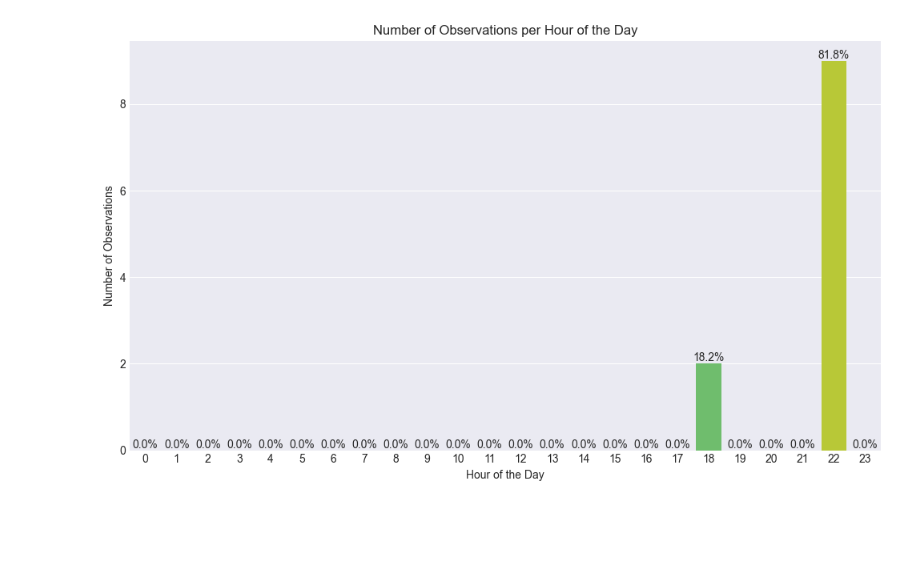
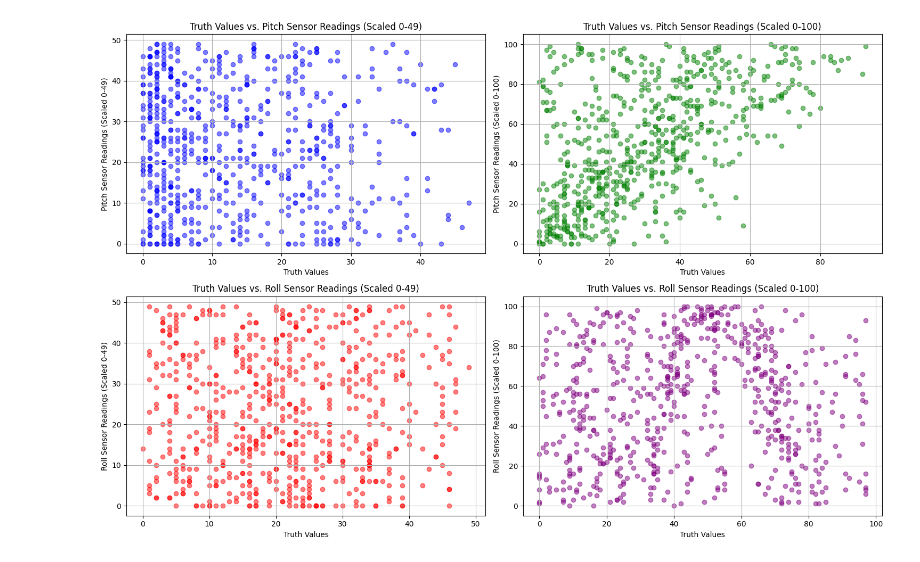
Before and after one commit to johalexander/subjective-self-tracking, a Jupyter notebook: prototype/code/visualisations/visualisations_app.ipynb, the cells around one changed output. Saved outputs shown, nothing was run; the diff lists cells and outputs as text; code cells hidden in the pictures; blank space fills up the shorter version.

```diff
--- a/prototype/code/visualisations/visualisations_app.ipynb
+++ b/prototype/code/visualisations/visualisations_app.ipynb
@@ -7,15 +8,0 @@ import quaternion_calculation
-# %%
-headers = ["timestamp", "duration", "stability", "activity", "activity_confidence", "calibration_status", "w", "x", "y", "z"]
-data = pd.read_csv('example/data.csv', names=headers)
-
-data['timestamp'] = pd.to_datetime(data['timestamp'], unit='s')
-data['weekday'] = data['timestamp'].dt.day_name()
-data['date'] = data['timestamp'].dt.date
-data['hour'] = data['timestamp'].dt.hour
-data['hour_minute'] = data['timestamp'].dt.hour + data['timestamp'].dt.minute / 60
-
-data[['roll', 'pitch', 'yaw']] = data.apply(lambda row: quaternion_calculation.calculate_angles((row['w'], row['x'], row['y'], row['z'])), axis=1, result_type='expand')
-# %%
-filter_calibration_status = True
-if filter_calibration_status:
-    data = data[data['calibration_status'] >= 2]
@@ -174,21 +8,0 @@ plt.show()
-# %%
-all_hours = range(24)
-hourly_counts = data['hour'].value_counts().reindex(all_hours, fill_value=0)
-
-total_observations = hourly_counts.sum()
-hourly_percentage = (hourly_counts / total_observations) * 100
-
-plt.figure(figsize=(10, 6))
-ax = sns.barplot(x=hourly_counts.index, y=hourly_counts.values, palette='viridis')
-
-for i in range(len(hourly_counts)):
-    ax.text(i, hourly_counts[i], f'{hourly_percentage[i]:.1f}%', ha='center', va='bottom')
-
-plt.title('Number of Observations per Hour of the Day')
-plt.xlabel('Hour of the Day')
-plt.ylabel('Number of Observations')
-plt.xticks(range(0, 24))
-plt.tight_layout()
-plt.show()
-# %% [output]
-[figure, removed]
@@ -194,0 +94,39 @@ plt.show()
+# %%
+fig, axes = plt.subplots(2, 2, figsize=(15, 10))
+
+g_pitch_greyscale_df = df[df["experiment_type"] == "gesture_pitch_greyscale"]
+
+axes[0, 0].scatter(g_pitch_greyscale_df["pitch_truth"], g_pitch_greyscale_df["truth"], c='blue', alpha=0.5)
+axes[0, 0].set_title('Truth Values vs. Pitch Sensor Readings (Scaled 0-49)')
+axes[0, 0].set_xlabel('Truth Values')
+axes[0, 0].set_ylabel('Pitch Sensor Readings (Scaled 0-49)')
+axes[0, 0].grid(True)
+
+g_pitch_number_df = df[df["experiment_type"] == "gesture_pitch_number"]
+
+axes[0, 1].scatter(g_pitch_number_df["pitch_truth"], g_pitch_number_df["truth"], c='green', alpha=0.5)
+axes[0, 1].set_title('Truth Values vs. Pitch Sensor Readings (Scaled 0-100)')
+axes[0, 1].set_xlabel('Truth Values')
+axes[0, 1].set_ylabel('Pitch Sensor Readings (Scaled 0-100)')
+axes[0, 1].grid(True)
+
+g_roll_greyscale_df = df[df["experiment_type"] == "gesture_roll_greyscale"]
+
+axes[1, 0].scatter(g_roll_greyscale_df["roll_truth"], g_roll_greyscale_df["truth"], c='red', alpha=0.5)
+axes[1, 0].set_title('Truth Values vs. Roll Sensor Readings (Scaled 0-49)')
+axes[1, 0].set_xlabel('Truth Values')
+axes[1, 0].set_ylabel('Roll Sensor Readings (Scaled 0-49)')
+axes[1, 0].grid(True)
+
+g_roll_number_df = df[df["experiment_type"] == "gesture_roll_number"]
+
+axes[1, 1].scatter(g_roll_number_df["roll_truth"], g_roll_number_df["truth"], c='purple', alpha=0.5)
+axes[1, 1].set_title('Truth Values vs. Roll Sensor Readings (Scaled 0-100)')
+axes[1, 1].set_xlabel('Truth Values')
+axes[1, 1].set_ylabel('Roll Sensor Readings (Scaled 0-100)')
+axes[1, 1].grid(True)
+
+plt.tight_layout()
+plt.show()
+# %% [output]
+[figure, added]
```
Also changed, not shown: parts of 10 cells of this notebook, 7 other files.
